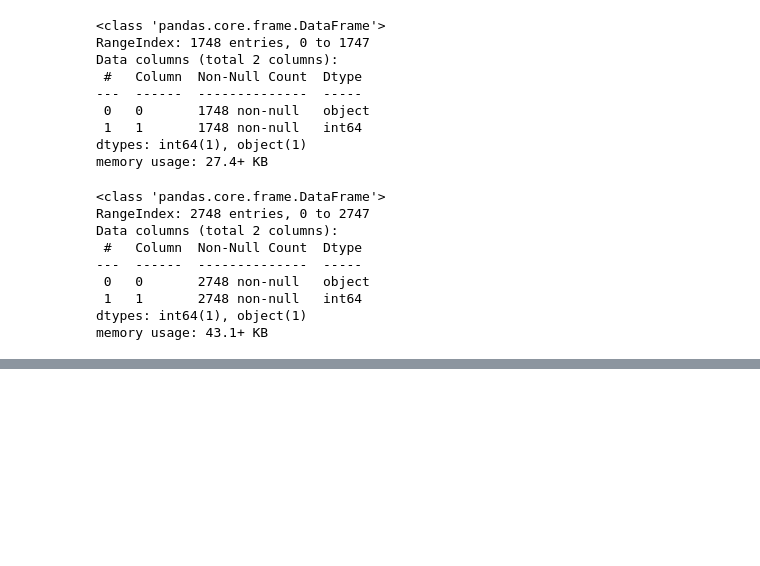
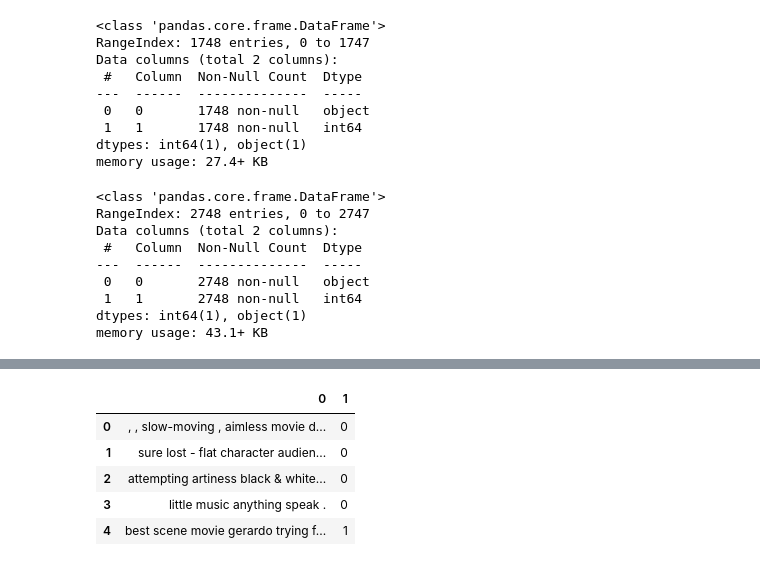
Before and after one commit to trp216/sentAIment-analysis, a Jupyter notebook: src/sentAIment.ipynb, the cells around one changed output, grey strips where cells are left out. Drawn from its saved outputs; the diff is of its cells as text; code cells hidden in the pictures; blank space fills up the shorter version.

```diff
--- a/src/sentAIment.ipynb
+++ b/src/sentAIment.ipynb
@@ -71,0 +129,34 @@ memory usage: 43.1+ KB
+# %%
+# Cree una función para preprocesar el texto
+def preprocess_text(text):
+    # Tokenice el texto utilizando la función word_tokenize()
+    tokens = word_tokenize(text)
+
+    # Pase el texto a minúscula
+    tokens = [token.lower() for token in tokens]
+
+    # Elimine las stopwords utilizando stopwords.words('english')
+    stop_words = set(stopwords.words('english'))
+    tokens = [token for token in tokens if token not in stop_words]
+
+    # Lematice los tokens utilizando WordNetLemmatizer()
+    lemmatizer = WordNetLemmatizer()
+    tokens = [lemmatizer.lemmatize(token) for token in tokens]
+
+    # Una los tokens de los procesos previos en una sola cadena
+    processed_text = ' '.join(tokens)
+
+    # Retorne el texto procesado
+    return processed_text
+
+# Aplique su función a la columna reviewText del dataframe
+data[0] = data[0].apply(preprocess_text)
+# %%
+data.head()
+# %% [output]
+|  | 0 | 1 |
+| 0 | , , slow-moving , aimless movie d... | 0 |
+| 1 | sure lost - flat character audien... | 0 |
+| 2 | attempting artiness black & white... | 0 |
+| 3 | little music anything speak . | 0 |
+| 4 | best scene movie gerardo trying f... | 1 |
```
Also changed, not shown: parts of 13 cells of this notebook.
